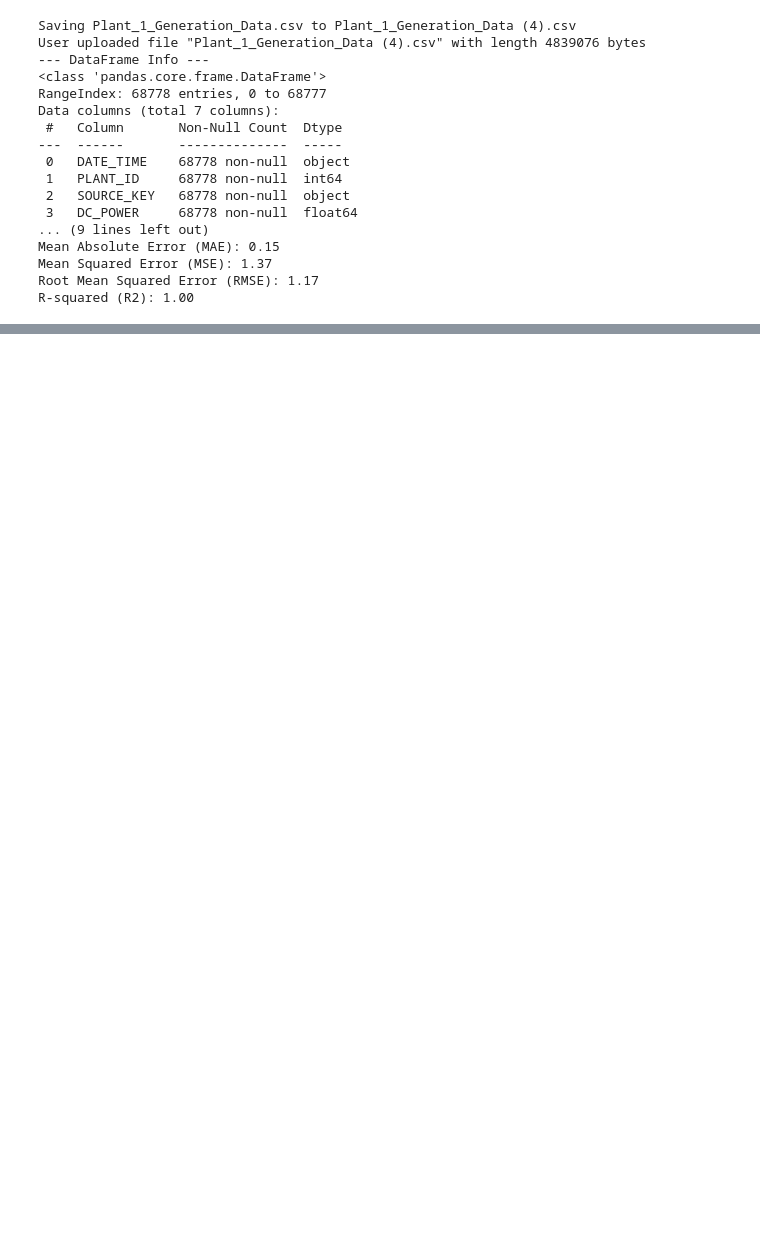
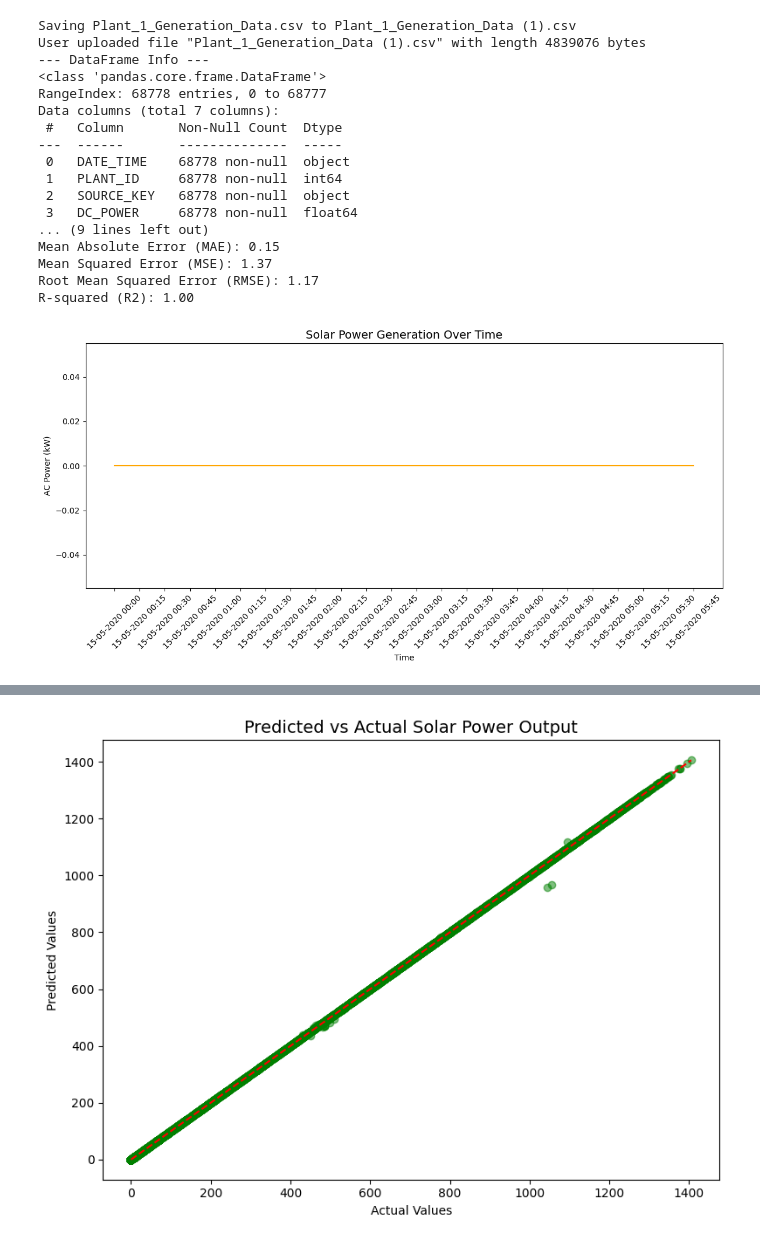
Before and after one commit to Anshchauhan22/Edunet_Solar_Power_Analysis, a Jupyter notebook: chapter_appendix-tools-for-deep-learning/jupyter.ipynb, the cells around one changed output, grey strips where cells are left out. Drawn from its saved outputs; the diff is of its cells as text; code cells hidden in the pictures; blank space fills up the shorter version.

```diff
--- a/chapter_appendix-tools-for-deep-learning/jupyter.ipynb
+++ b/chapter_appendix-tools-for-deep-learning/jupyter.ipynb
@@ -197,32 +197,73 @@ y_pred = model.predict(X_test)
 from sklearn.metrics import mean_absolute_error, mean_squared_error, r2_score
 import numpy as np
 
 # Calculate evaluation metrics
 mae = mean_absolute_error(y_test, y_pred)
 mse = mean_squared_error(y_test, y_pred)
 rmse = np.sqrt(mse) # RMSE is just the square root of MSE
 r2 = r2_score(y_test, y_pred)
 
 print(f"Mean Absolute Error (MAE): {mae:.2f}")
 print(f"Mean Squared Error (MSE): {mse:.2f}")
 print(f"Root Mean Squared Error (RMSE): {rmse:.2f}")
 print(f"R-squared (R2): {r2:.2f}")
+import matplotlib.pyplot as plt
+import seaborn as sns
+import numpy as np
+from google.colab import files
+
+# 1. Solar Output vs Time
+plt.figure(figsize=(12,6))
+plt.plot(df['DATE_TIME'][:500], df['AC_POWER'][:500], color='orange')  # first 500 rows for readability
+plt.title("Solar Power Generation Over Time", fontsize=14)
+plt.xlabel("Time")
+plt.ylabel("AC Power (kW)")
+plt.xticks(rotation=45)
+plt.tight_layout()
+plt.savefig("solar_power_vs_time.png")
+plt.show()
+
+# 2. Correlation Heatmap
+plt.figure(figsize=(8,6))
+sns.heatmap(df[['DC_POWER','AC_POWER','DAILY_YIELD','TOTAL_YIELD']].corr(),
+            annot=True, cmap="YlOrRd")
+plt.title("Correlation Heatmap", fontsize=14)
+plt.tight_layout()
+plt.savefig("correlation_heatmap.png")
+plt.show()
+
+# 3. Predicted vs Actual
+plt.figure(figsize=(8,6))
+plt.scatter(y_test, y_pred, alpha=0.5, color='green')
+plt.plot([y_test.min(), y_test.max()], [y_test.min(), y_test.max()], '--r')
+plt.title("Predicted vs Actual Solar Power Output", fontsize=14)
+plt.xlabel("Actual Values")
+plt.ylabel("Predicted Values")
+plt.tight_layout()
+plt.savefig("predicted_vs_actual.png")
+plt.show()
+
+# Download plots
+files.download("solar_power_vs_time.png")
+files.download("correlation_heatmap.png")
+files.download("predicted_vs_actual.png")
 # %% [output]
 [interactive output not drawn]
-Saving Plant_1_Generation_Data.csv to Plant_1_Generation_Data (4).csv
-User uploaded file "Plant_1_Generation_Data (4).csv" with length 4839076 bytes
+Saving Plant_1_Generation_Data.csv to Plant_1_Generation_Data (1).csv
+User uploaded file "Plant_1_Generation_Data (1).csv" with length 4839076 bytes
 --- DataFrame Info ---
 <class 'pandas.core.frame.DataFrame'>
 RangeIndex: 68778 entries, 0 to 68777
 Data columns (total 7 columns):
  #   Column       Non-Null Count  Dtype
 ---  ------       --------------  -----
  0   DATE_TIME    68778 non-null  object
  1   PLANT_ID     68778 non-null  int64
  2   SOURCE_KEY   68778 non-null  object
  3   DC_POWER     68778 non-null  float64
 ... (9 lines left out)
 Mean Absolute Error (MAE): 0.15
 Mean Squared Error (MSE): 1.37
 Root Mean Squared Error (RMSE): 1.17
 R-squared (R2): 1.00
+[figure, added]
@@ -228,0 +271 @@ R-squared (R2): 1.00
+[figure, added]
```
Also changed, not shown: parts of 1 cell of this notebook.
